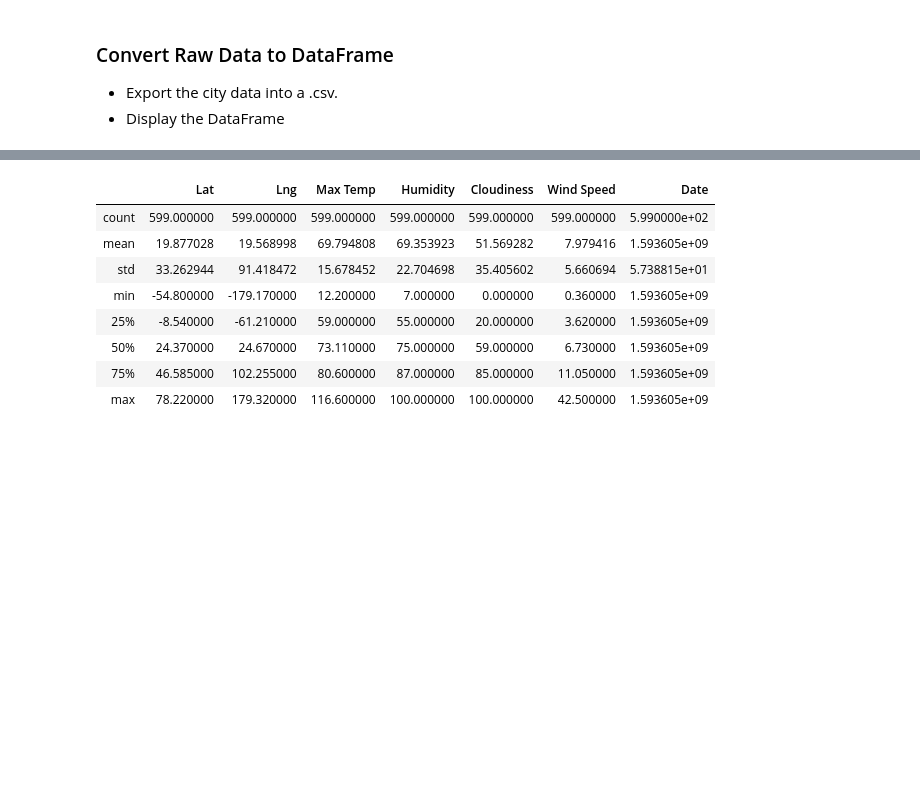
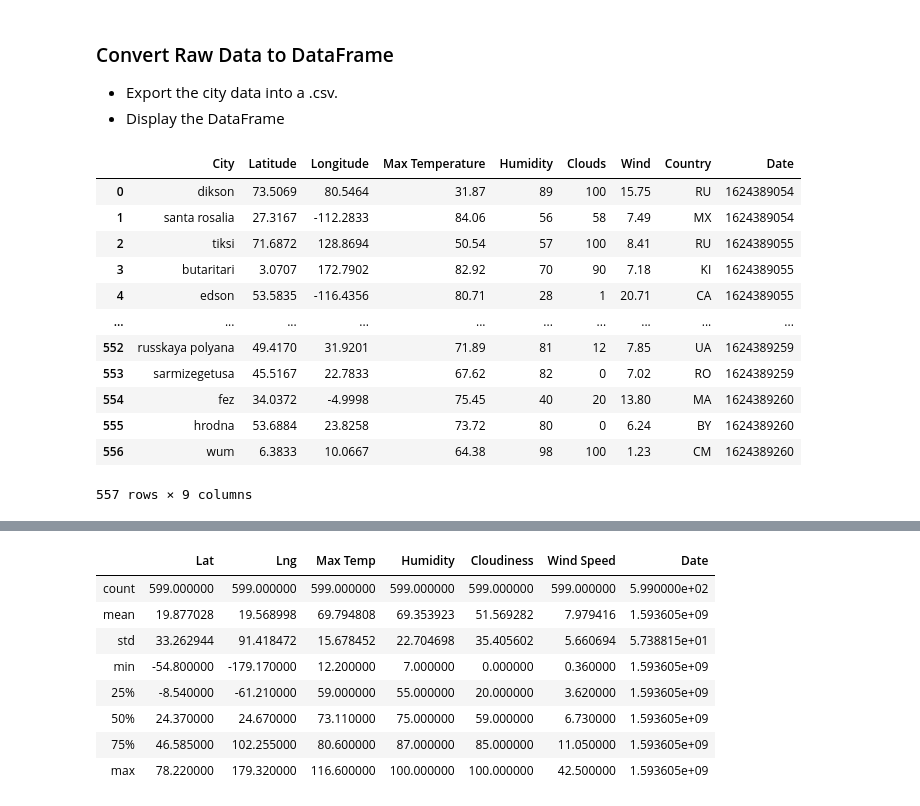
Before and after one commit to DINHC/python-api-challenge, a Jupyter notebook: WeatherPy.ipynb, the cells around one changed output, grey strips where cells are left out. Drawn from its saved outputs; the diff is of its cells as text; code cells hidden in the pictures; blank space fills up the shorter version.

```diff
--- a/WeatherPy.ipynb
+++ b/WeatherPy.ipynb
@@ -106,6 +110,24 @@ Processing record set 613 of 613 with the city named shahreza
 ### Convert Raw Data to DataFrame
 * Export the city data into a .csv.
 * Display the DataFrame
+# %%
+city_stat
+city_stat_pd = pd.DataFrame(city_stat)
+city_stat_pd
+# %% [output]
+|  | City | Latitude | Longitude | Max Temperature | Humidity | Clouds | Wind | Country | Date |
+| 0 | dikson | 73.5069 | 80.5464 | 31.87 | 89 | 100 | 15.75 | RU | 1624389054 |
+| 1 | santa rosalia | 27.3167 | -112.2833 | 84.06 | 56 | 58 | 7.49 | MX | 1624389054 |
+| 2 | tiksi | 71.6872 | 128.8694 | 50.54 | 57 | 100 | 8.41 | RU | 1624389055 |
+| 3 | butaritari | 3.0707 | 172.7902 | 82.92 | 70 | 90 | 7.18 | KI | 1624389055 |
+| 4 | edson | 53.5835 | -116.4356 | 80.71 | 28 | 1 | 20.71 | CA | 1624389055 |
+| ... | ... | ... | ... | ... | ... | ... | ... | ... | ... |
+| 552 | russkaya polyana | 49.4170 | 31.9201 | 71.89 | 81 | 12 | 7.85 | UA | 1624389259 |
+| 553 | sarmizegetusa | 45.5167 | 22.7833 | 67.62 | 82 | 0 | 7.02 | RO | 1624389259 |
+| 554 | fez | 34.0372 | -4.9998 | 75.45 | 40 | 20 | 13.80 | MA | 1624389260 |
+| 555 | hrodna | 53.6884 | 23.8258 | 73.72 | 80 | 0 | 6.24 | BY | 1624389260 |
+| 556 | wum | 6.3833 | 10.0667 | 64.38 | 98 | 100 | 1.23 | CM | 1624389260 |
+557 rows × 9 columns
 # %%
 
 # weather_df = pd.DataFrame({
```
Also changed, not shown: parts of 12 cells of this notebook, 1 other file.
